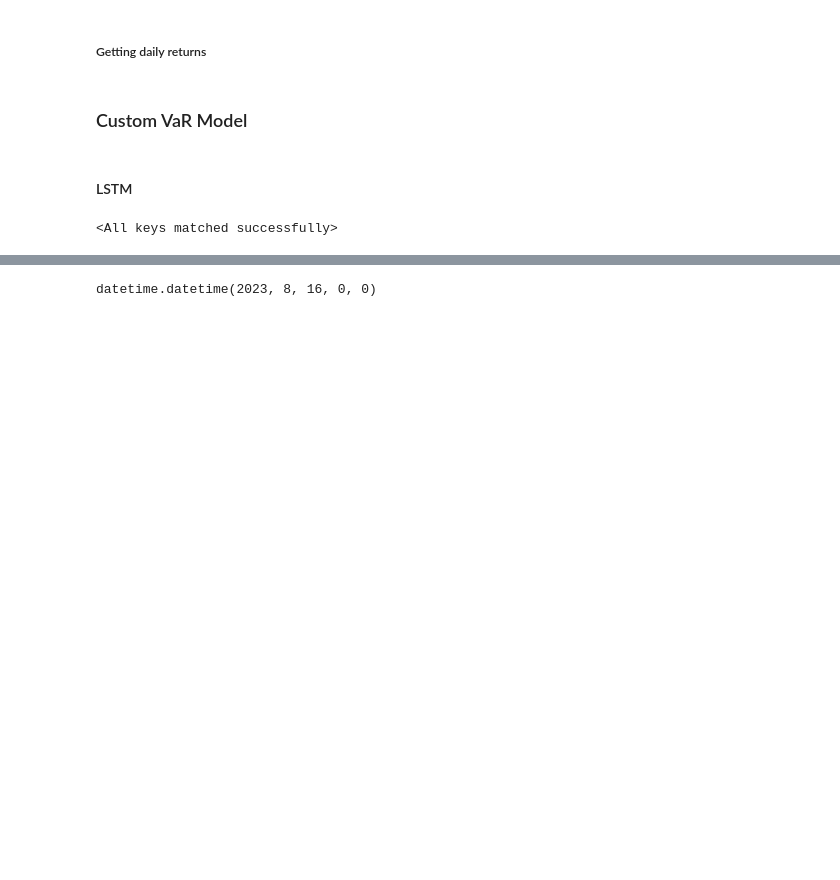
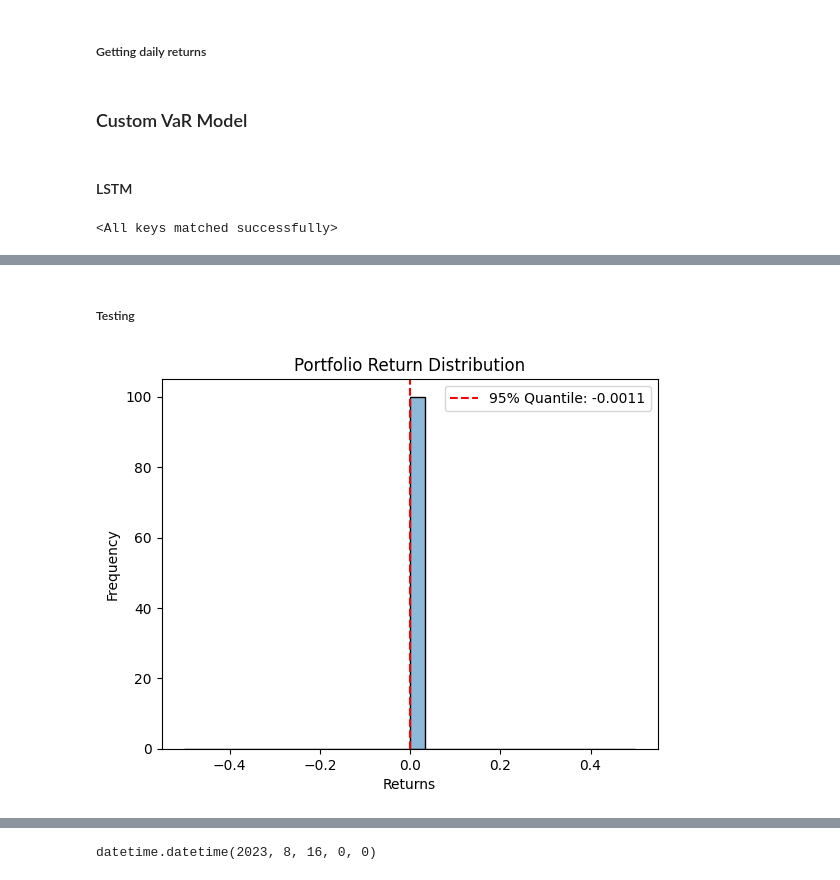
Before and after one commit to mairovitzmario/value-at-risk, a Jupyter notebook: research/research.ipynb, the cells around one changed output, grey strips where cells are left out. Drawn from its saved outputs; the diff is of its cells as text; code cells hidden in the pictures; blank space fills up the shorter version.

```diff
--- a/research/research.ipynb
+++ b/research/research.ipynb
@@ -360,3 +372,5 @@ enable_dropout(model)
+# %% [markdown]
+##### Testing
 # %%
 
 input_data = prepare_input_data(portofolios[1].returns['portofolio'], portofolios[1].forecast_start_date)
@@ -369,0 +381,4 @@ VaR_95 = np.percentile(returns, 5)
+# %%
+show_portfolio_distribution(predictions.reshape(-1), quantile=0.05)
+# %% [output]
+[figure, added]
```
Also changed, not shown: parts of 47 cells of this notebook.
